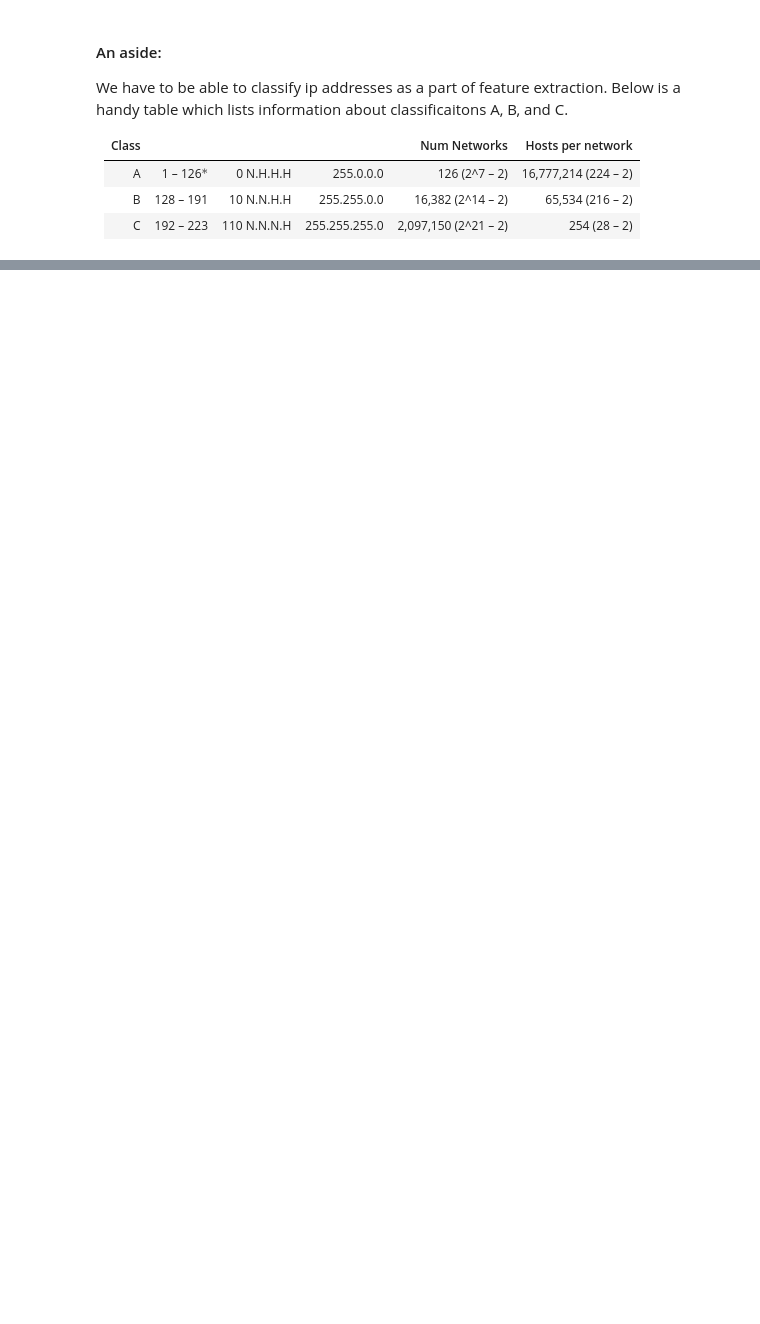
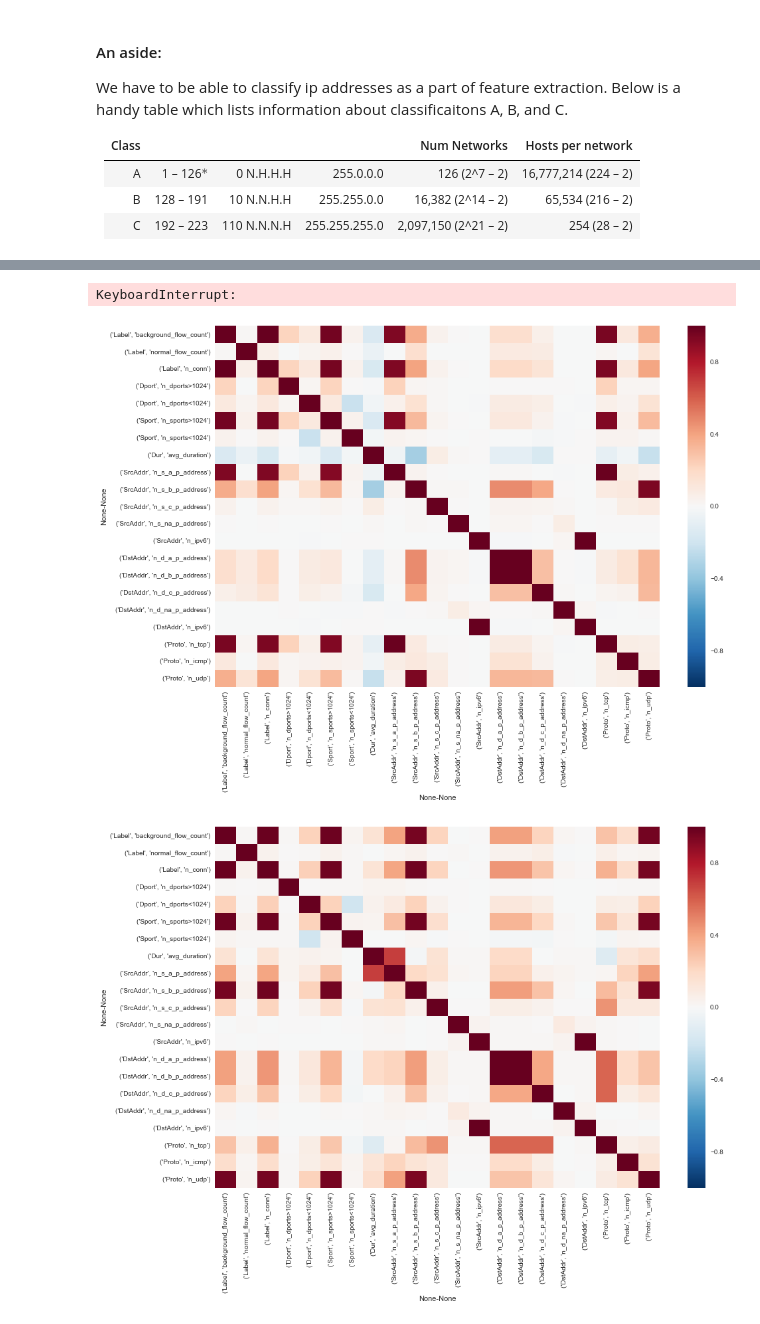
Before and after one commit to corysabol/binetflow-botnet-detect, a Jupyter notebook: src/Binetflow-botnet-detect.ipynb, the cells around one changed output, grey strips where cells are left out. Saved outputs shown, nothing was run; the diff lists cells and outputs as text; code cells hidden in the pictures; blank space fills up the shorter version.

```diff
--- a/src/Binetflow-botnet-detect.ipynb
+++ b/src/Binetflow-botnet-detect.ipynb
@@ -299,0 +316,32 @@ sns.heatmap(corr,
+# %%
+plts = []
+i = 1
+for f in files:
+    df = pd.read_csv(os.path.join(directory,f).decode('utf8'), low_memory=False)
+
+    df['StartTime'] = df['StartTime'].apply(lambda x: x[:19])
+    df['StartTime'] = pd.to_datetime(df['StartTime'])
+    df = df.set_index('StartTime')
+
+    # replace NaN with a negative port number
+    df['Dport'] = df['Dport'].fillna('-1')
+    df['Dport'] = df['Dport'].apply(lambda x: int(x,0))
+    df['Sport'] = df['Sport'].fillna('-1')
+    df['Sport'] = df['Sport'].apply(lambda x: int(x,0))
+
+    r = df.resample('1S')
+    df = r.agg(extractors)
+    corr = df.corr()
+    fig, ax = plt.subplots(figsize=(15,10))
+    p = sns.heatmap(corr,
+            #cmap = sns.diverging_palette(220, 10, as_cmap=True),
+            xticklabels=corr.columns.values,
+            yticklabels=corr.columns.values,
+            ax=ax,
+            label='CTU-13-Binet {} Heatmap'.format(i))
+    plts.append(p)
+    i += 1
+# %% [output]
+KeyboardInterrupt:
+[figure, added]
+[figure, added]
```
Also changed, not shown: parts of 6 cells of this notebook, 1 other file.
